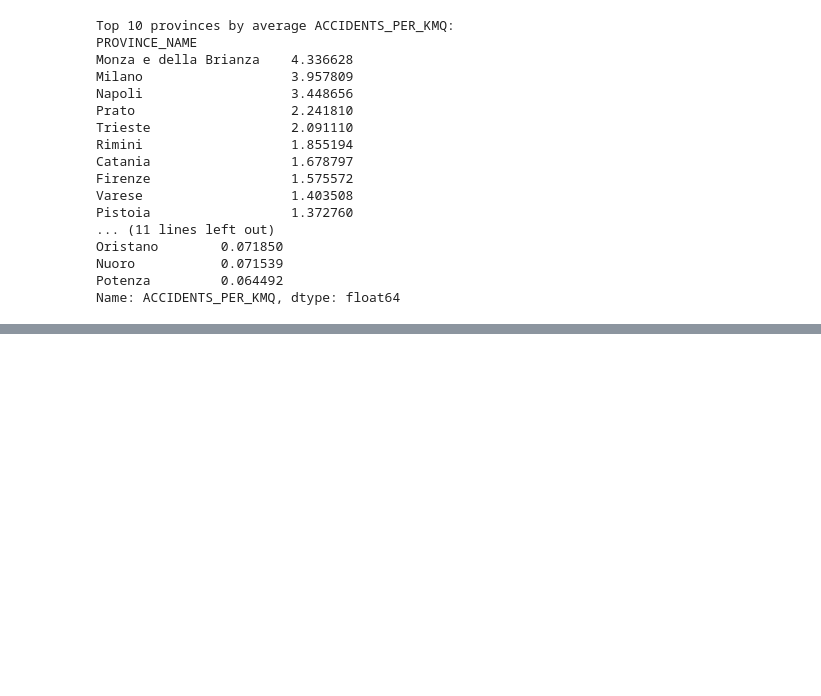
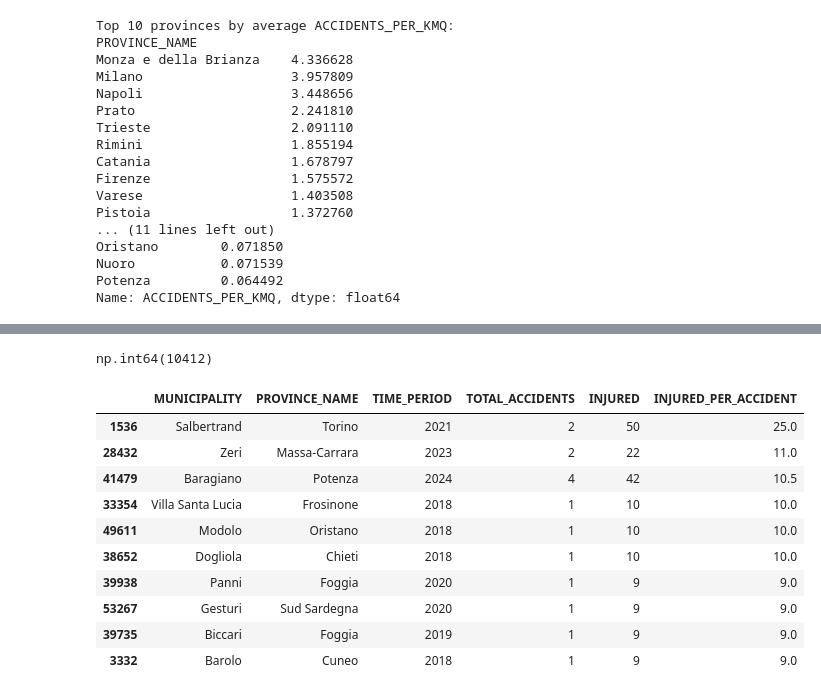
Before and after one commit to gretabarrale/boolean_capstone_project, a Jupyter notebook: eda.ipynb, the cells around one changed output, grey strips where cells are left out. Drawn from its saved outputs; the diff is of its cells as text; code cells hidden in the pictures; blank space fills up the shorter version.

Commit message:
added injured/killed per accident metrics and investigated them

```diff
--- a/eda.ipynb
+++ b/eda.ipynb
@@ -230,3 +234,9 @@ Oristano        0.071850
 Nuoro           0.071539
 Potenza         0.064492
 Name: ACCIDENTS_PER_KMQ, dtype: float64
+# %%
+# Creating injured/killed per accident columns to investigate how serious accidents tend to be
+df['INJURED_PER_ACCIDENT'] = df['INJURED'] / df['TOTAL_ACCIDENTS']
+df['KILLED_PER_ACCIDENT'] = df['KILLED'] / df['TOTAL_ACCIDENTS']
+
+df[['INJURED_PER_ACCIDENT', 'KILLED_PER_ACCIDENT']].describe()
@@ -232,0 +253,22 @@ Name: ACCIDENTS_PER_KMQ, dtype: float64
+# %%
+# Rows with TOTAL_ACCIDENTS=0 become NaN and were automatically excluded by describe()
+df['INJURED_PER_ACCIDENT'].isna().sum()
+# %% [output]
+np.int64(10412)
+# %%
+# Investigating the extreme case of 25 injured per accident
+# Most likley to be small number of total accidents with one severe multi-victim event (e.g. bus/van)
+df.sort_values('INJURED_PER_ACCIDENT', ascending=False).head(10)[
+    ['MUNICIPALITY', 'PROVINCE_NAME', 'TIME_PERIOD', 'TOTAL_ACCIDENTS', 'INJURED', 'INJURED_PER_ACCIDENT']]
+# %% [output]
+|  | MUNICIPALITY | PROVINCE_NAME | TIME_PERIOD | TOTAL_ACCIDENTS | INJURED | INJURED_PER_ACCIDENT |
+| 1536 | Salbertrand | Torino | 2021 | 2 | 50 | 25.0 |
+| 28432 | Zeri | Massa-Carrara | 2023 | 2 | 22 | 11.0 |
+| 41479 | Baragiano | Potenza | 2024 | 4 | 42 | 10.5 |
+| 33354 | Villa Santa Lucia | Frosinone | 2018 | 1 | 10 | 10.0 |
+| 49611 | Modolo | Oristano | 2018 | 1 | 10 | 10.0 |
+| 38652 | Dogliola | Chieti | 2018 | 1 | 10 | 10.0 |
+| 39938 | Panni | Foggia | 2020 | 1 | 9 | 9.0 |
+| 53267 | Gesturi | Sud Sardegna | 2020 | 1 | 9 | 9.0 |
+| 39735 | Biccari | Foggia | 2019 | 1 | 9 | 9.0 |
+| 3332 | Barolo | Cuneo | 2018 | 1 | 9 | 9.0 |
```
Also changed, not shown: parts of 5 cells of this notebook.
